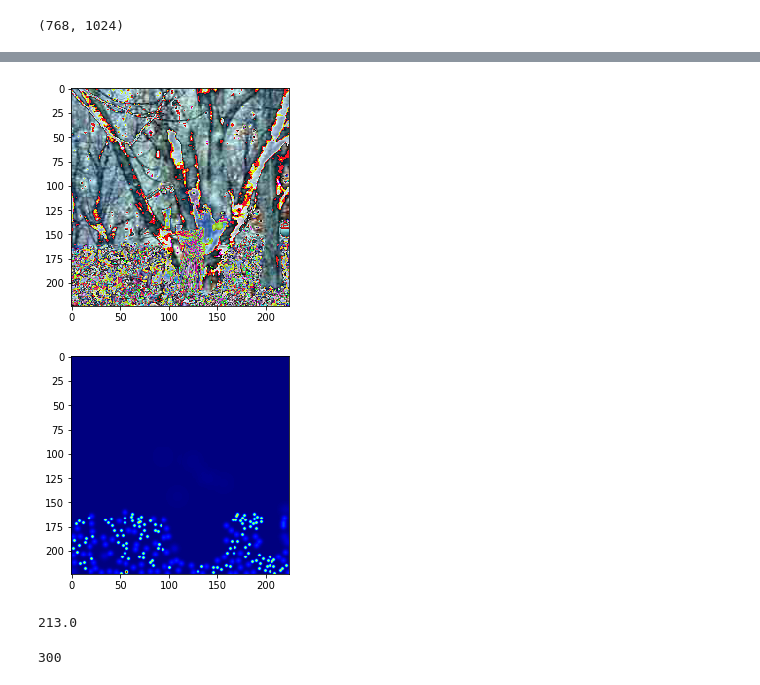
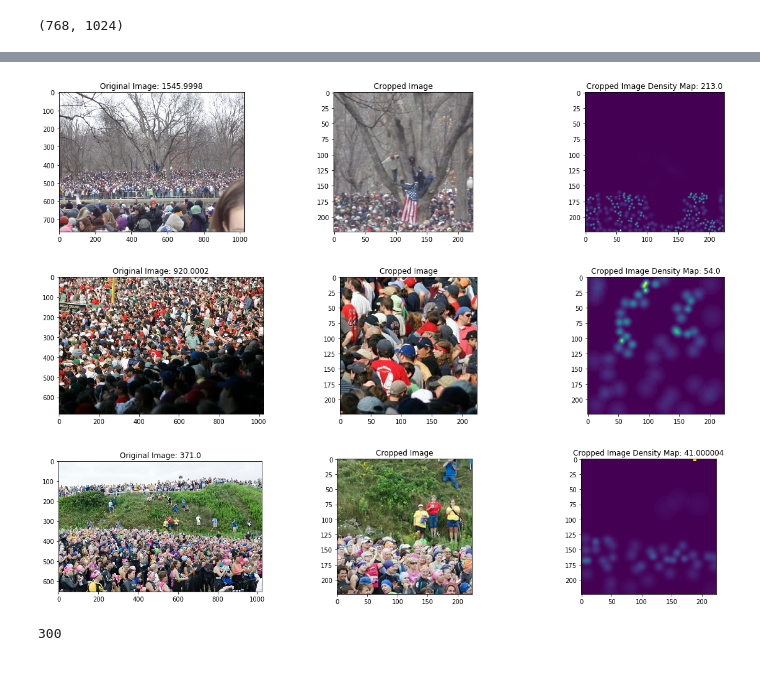
Before and after one commit to stanleykywu/covid-19-crowd-counting, a Jupyter notebook: Exploration.ipynb, the cells around one changed output, grey strips where cells are left out. Drawn from its saved outputs; the diff is of its cells as text; code cells hidden in the pictures.

```diff
--- a/Exploration.ipynb
+++ b/Exploration.ipynb
@@ -68,4 +73,2 @@ import numpy as np
 # %%
 ds = CrowdDataSet('part_A/train_data/')
-# %%
-x = ds[0]
@@ -88,32 +75,32 @@ np.sum(x['den'])
 # %%
-from data import CrowdDataSet
-from data import default_train_transforms, default_val_transforms
-from torchvision import transforms
-from PIL import Image
-from utils import get_density_map_gaussian
+for i in range(3):
+    fg, (p1, p2, p3) = plt.subplots(1, 3, figsize=(20, 4))
 
-loaders = {
-    "train": CrowdDataSet(
-        'part_A/train_data', default_train_transforms(output_size=224, factor=1)
-    ),
-    "val": CrowdDataSet(
-        'part_A/test_data', default_val_transforms(output_size=224, factor=1)
-    )
-}
+    x = ds[i]
+    p1.imshow(x['image'])
+    p1.set_title("Original Image: " + str(np.sum(x['den'])))
 
-transformed_img = transforms.ToPILImage()(loaders['train'][0]['image']).convert('RGB')
-plt.imshow(transformed_img)
-plt.show()
+    loaders = {
+        "train": CrowdDataSet(
+            'part_A/train_data', default_train_transforms(output_size=224, factor=1)
+        ),
+        "val": CrowdDataSet(
+            'part_A/test_data', default_val_transforms(output_size=224, factor=1)
+        )
+    }
 
-k = np.zeros((transformed_img.width, transformed_img.height))
-k = get_density_map_gaussian(k, loaders['train'][0]['gt'], adaptive_mode=True)
-plt.imshow(k, cmap=plt.cm.jet)
-plt.show()
-np.sum(k)
+    transformed_img = transforms.ToPILImage()(loaders['train'][i]['image']).convert('RGB')
+    p2.imshow(transformed_img)
+    p2.set_title("Cropped Image")
+
+    k = np.zeros((transformed_img.width, transformed_img.height))
+    k = get_density_map_gaussian(k, loaders['train'][i]['gt'], adaptive_mode=True)
+    p3.imshow(k)
+    p3.set_title('Cropped Image Density Map: ' + str(np.sum(k)))
 # %% [output]
-[figure, old version]
+[figure, new version]
-[figure, old version]
+[figure, new version]
-213.0
+[figure, added]
 # %%
 from models import VGG16Transfer, ResNetTransfer, InceptionV3Transfer
 from trainer import train, trainInception
```
Also changed, not shown: parts of 10 cells of this notebook, 2 other files.
